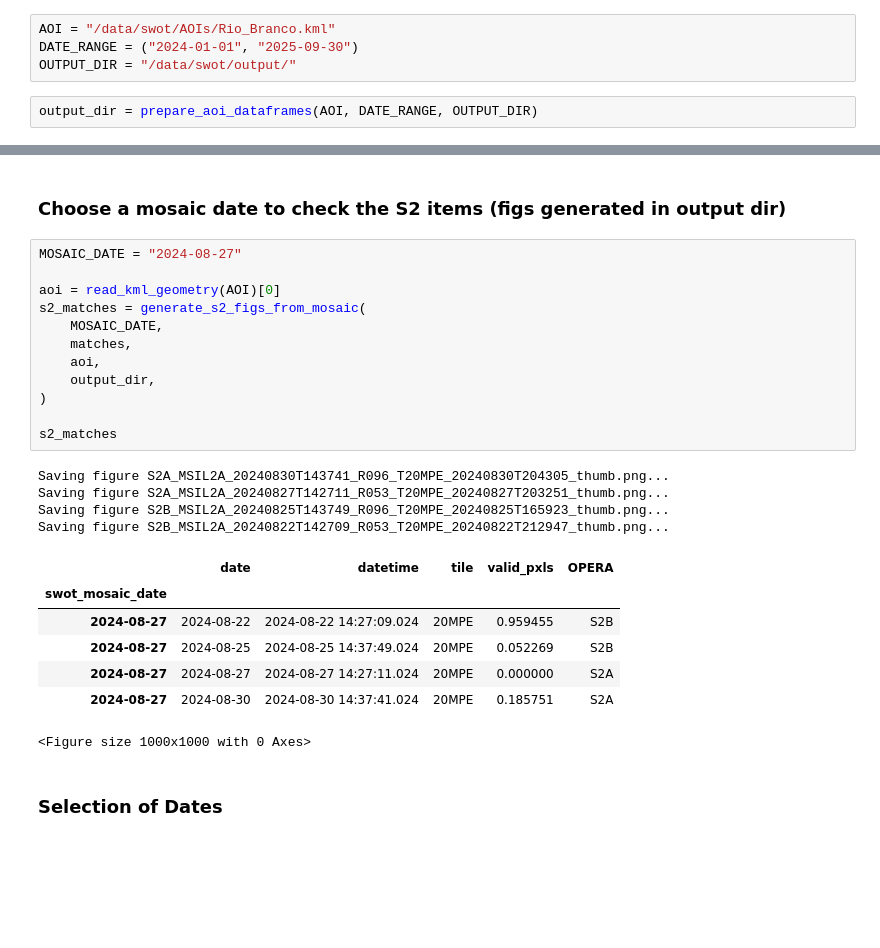
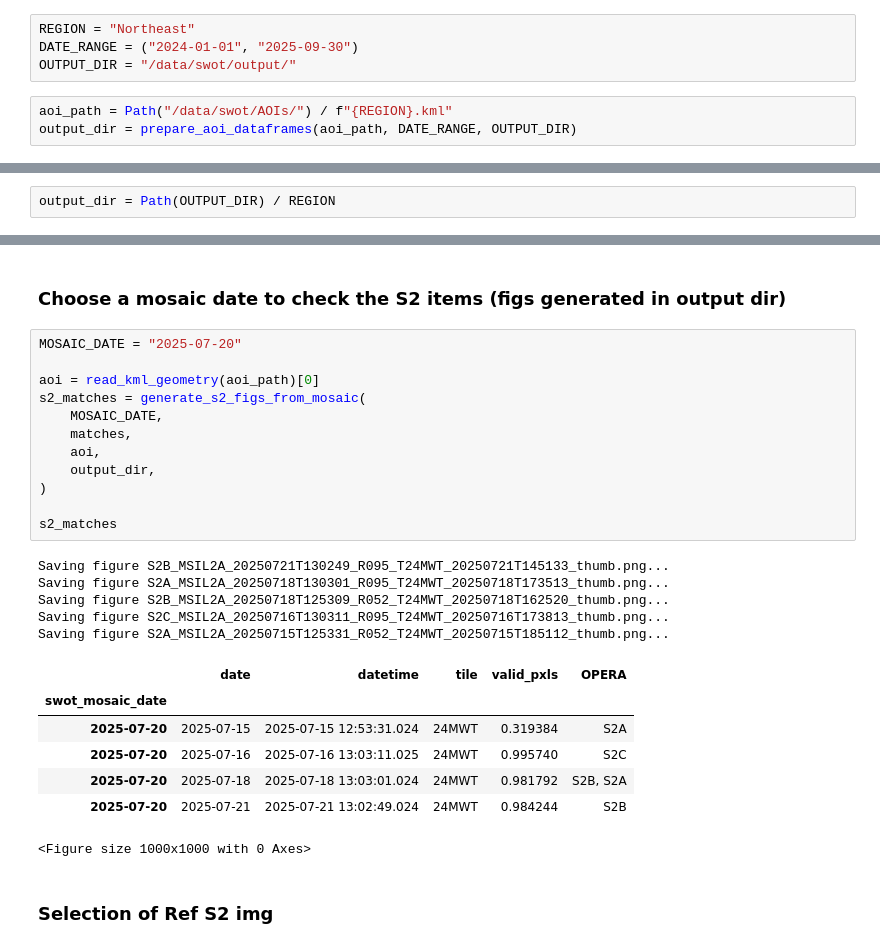
Before and after one commit to cordmaur/swot, a Jupyter notebook: nbs/13-Pipeline_1-DatesMatch.ipynb, the cells around one changed output, grey strips where cells are left out. Saved outputs shown, nothing was run; the diff lists cells and outputs as text; blank space fills up the shorter version.

```diff
--- a/nbs/13-Pipeline_1-DatesMatch.ipynb
+++ b/nbs/13-Pipeline_1-DatesMatch.ipynb
@@ -26,9 +28,10 @@ auth_earthaccess()
 # %% [markdown]
 ## Pipeline 1
 # %%
-AOI = "/data/swot/AOIs/Rio_Branco.kml"
+REGION = "Northeast"
 DATE_RANGE = ("2024-01-01", "2025-09-30")
 OUTPUT_DIR = "/data/swot/output/"
 # %%
-output_dir = prepare_aoi_dataframes(AOI, DATE_RANGE, OUTPUT_DIR)
+aoi_path = Path("/data/swot/AOIs/") / f"{REGION}.kml"
+output_dir = prepare_aoi_dataframes(aoi_path, DATE_RANGE, OUTPUT_DIR)
 # %% [output]
@@ -54,6 +56,8 @@ import pandas as pd
 
 from swot_toolkit.kml import read_kml_geometry
 from swot_toolkit.pipe1 import generate_s2_figs_from_mosaic
+# %%
+output_dir = Path(OUTPUT_DIR) / REGION
 # %%
 # Open the matches between S2 and SWOT
 matches = pd.read_parquet(output_dir / "dfs/swot_s2_matches.parquet")
@@ -74,28 +78,29 @@ matches.sort_values("valid_pxls", ascending=False).iloc[:10]
 # %% [markdown]
 ### Choose a mosaic date to check the S2 items (figs generated in output dir)
 # %%
-MOSAIC_DATE = "2024-08-27"
+MOSAIC_DATE = "2025-07-20"
 
-aoi = read_kml_geometry(AOI)[0]
+aoi = read_kml_geometry(aoi_path)[0]
 s2_matches = generate_s2_figs_from_mosaic(
     MOSAIC_DATE,
     matches,
     aoi,
     output_dir,
 )
 
 s2_matches
 # %% [output]
-Saving figure S2A_MSIL2A_20240830T143741_R096_T20MPE_20240830T204305_thumb.png...
-Saving figure S2A_MSIL2A_20240827T142711_R053_T20MPE_20240827T203251_thumb.png...
-Saving figure S2B_MSIL2A_20240825T143749_R096_T20MPE_20240825T165923_thumb.png...
-Saving figure S2B_MSIL2A_20240822T142709_R053_T20MPE_20240822T212947_thumb.png...
+Saving figure S2B_MSIL2A_20250721T130249_R095_T24MWT_20250721T145133_thumb.png...
+Saving figure S2A_MSIL2A_20250718T130301_R095_T24MWT_20250718T173513_thumb.png...
+Saving figure S2B_MSIL2A_20250718T125309_R052_T24MWT_20250718T162520_thumb.png...
+Saving figure S2C_MSIL2A_20250716T130311_R095_T24MWT_20250716T173813_thumb.png...
+Saving figure S2A_MSIL2A_20250715T125331_R052_T24MWT_20250715T185112_thumb.png...
 |  | date | datetime | tile | valid_pxls | OPERA |
 | swot_mosaic_date |  |  |  |  |  |
-| 2024-08-27 | 2024-08-22 | 2024-08-22 14:27:09.024 | 20MPE | 0.959455 | S2B |
-| 2024-08-27 | 2024-08-25 | 2024-08-25 14:37:49.024 | 20MPE | 0.052269 | S2B |
-| 2024-08-27 | 2024-08-27 | 2024-08-27 14:27:11.024 | 20MPE | 0.000000 | S2A |
-| 2024-08-27 | 2024-08-30 | 2024-08-30 14:37:41.024 | 20MPE | 0.185751 | S2A |
+| 2025-07-20 | 2025-07-15 | 2025-07-15 12:53:31.024 | 24MWT | 0.319384 | S2A |
+| 2025-07-20 | 2025-07-16 | 2025-07-16 13:03:11.025 | 24MWT | 0.995740 | S2C |
+| 2025-07-20 | 2025-07-18 | 2025-07-18 13:03:01.024 | 24MWT | 0.981792 | S2B, S2A |
+| 2025-07-20 | 2025-07-21 | 2025-07-21 13:02:49.024 | 24MWT | 0.984244 | S2B |
 <Figure size 1000x1000 with 0 Axes>
 # %% [markdown]
-### Selection of Dates
+### Selection of Ref S2 img
```
Also changed, not shown: parts of 8 cells of this notebook, 13 other files.
